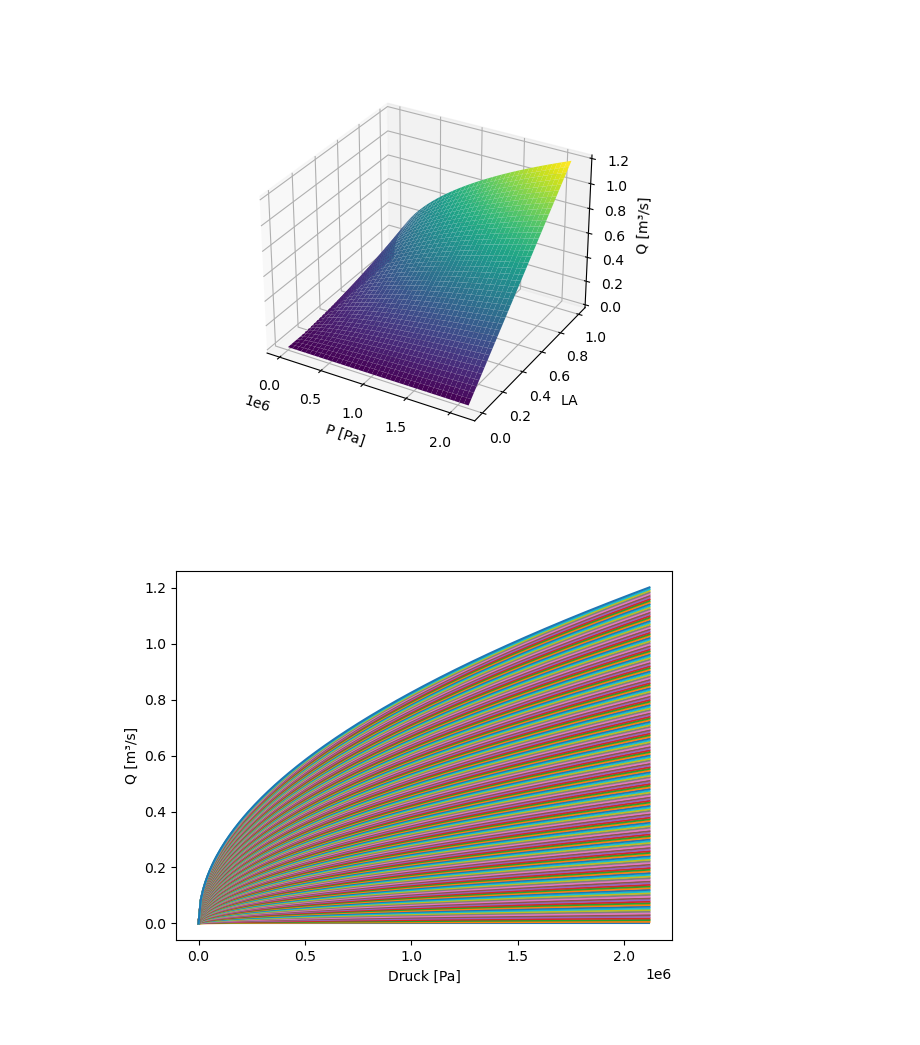
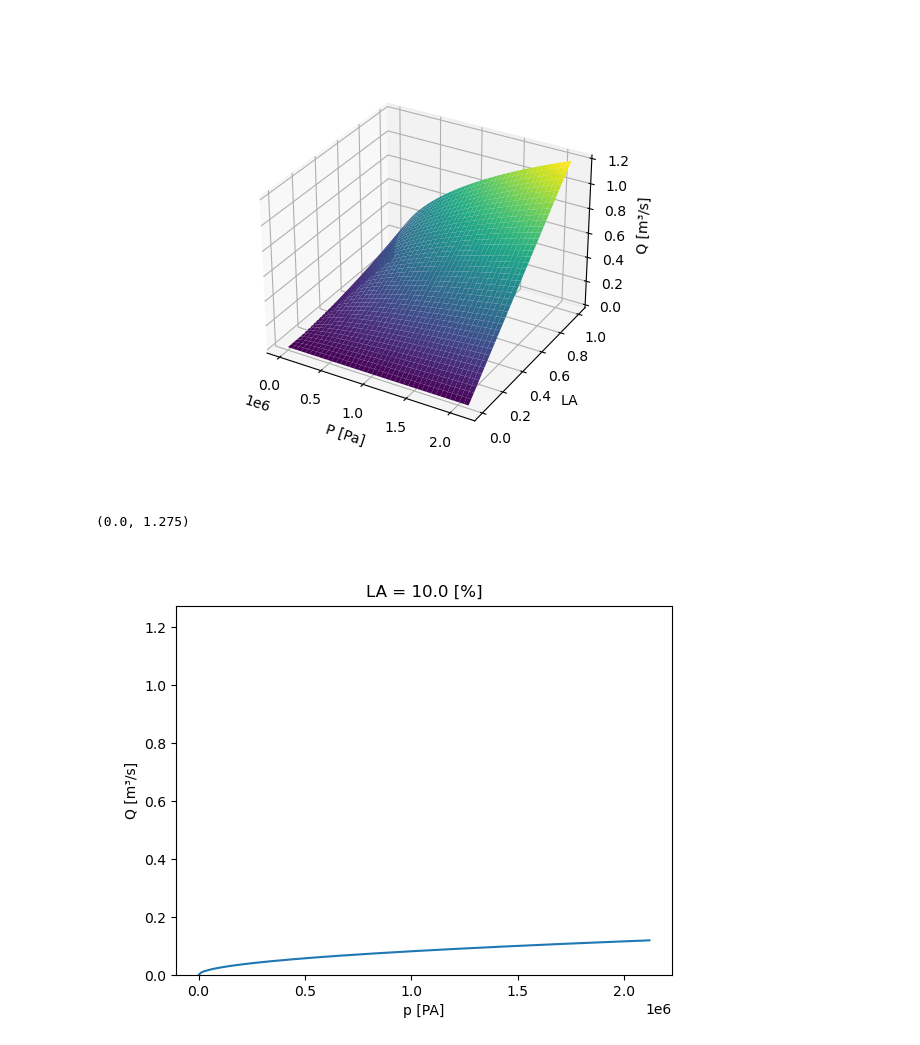
Before and after one commit to GeorgBrantegger/Kelag_DT_Slot_3, a Jupyter notebook: Turbinen/Turbinen_test.ipynb, the cells around one changed output. Cells and saved outputs as stored; diff of their text form; code cells hidden in the pictures.

```diff
--- a/Turbinen/Turbinen_test.ipynb
+++ b/Turbinen/Turbinen_test.ipynb
@@ -41,18 +43,18 @@ ax1.set_zlabel('Q [m³/s]')
 # %% [output]
 Text(0.5, 0, 'Q [m³/s]')
 [figure]
-# %%
-d_LA_test = 1/(n_LA-1)
-
-LA_test = np.arange(0,n_LA,1)*d_LA_test
-
-fig = plt.figure()
-plt.xlabel('Druck [Pa]')
-plt.ylabel('Q [m³/s]')
-
-for i in range(n_LA):
-    LA_index = int(np.argwhere(LAs == LA_test[i]))
-    plt.plot(ps,Q_mat[LA_index,:])
-# %% [output]
-[figure, removed]
+# %%
+LA_test = 0.1
+LA_index = int(np.argmin(abs(LAs-LA_test)))
+LA_test2 = LAs[LA_index]
+
+fig = plt.figure()
+plt.plot(ps,Q_mat[LA_index,:])
+plt.xlabel('p [PA]')
+plt.ylabel('Q [m³/s]')
+plt.title('LA = '+ str(100*LA_test2) + ' [%]')
+plt.ylim([0,1.5*Q_nenn])
+# %% [output]
+(0.0, 1.275)
+[figure, added]
 # %%
```
Also changed, not shown: parts of 4 cells of this notebook, 7 other files.
